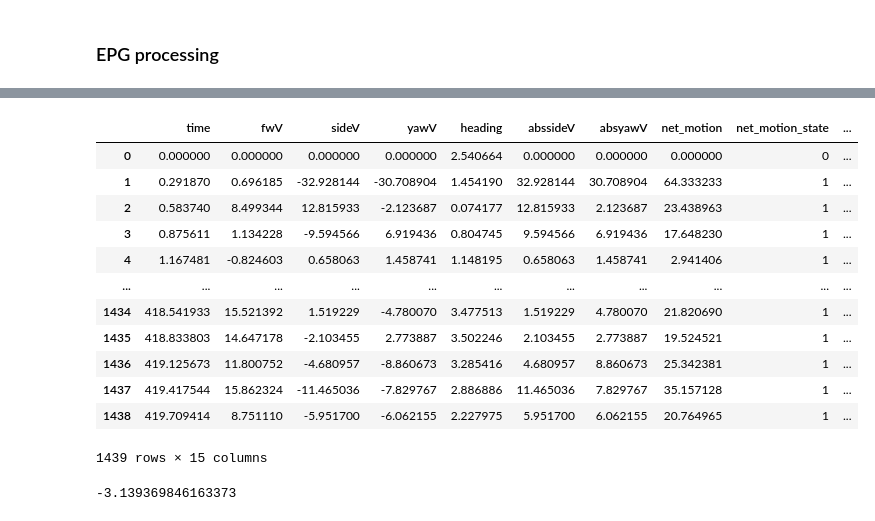
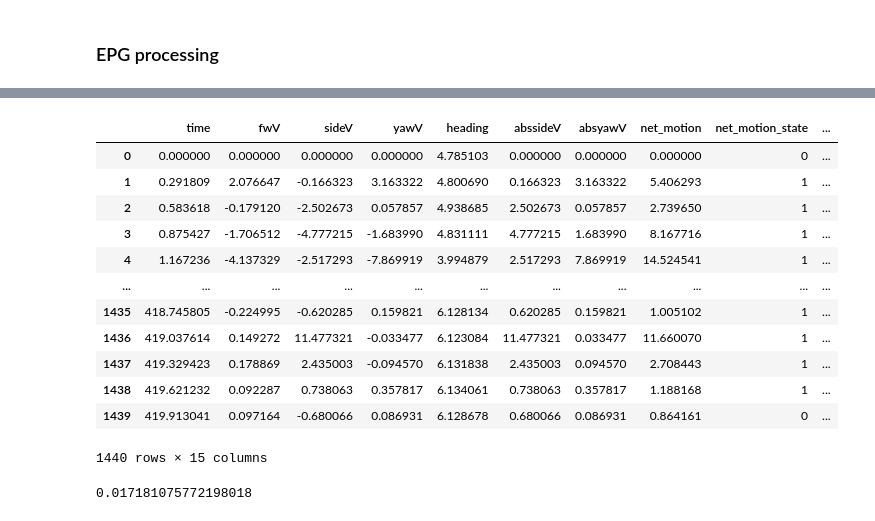
Before and after one commit to jingxuanf0214/thesis-2p-behavior-align, a Jupyter notebook: Exploratory analysis.ipynb, the cells around one changed output, grey strips where cells are left out. Drawn from its saved outputs; the diff is of its cells as text; code cells hidden in the pictures.

```diff
--- a/Exploratory analysis.ipynb
+++ b/Exploratory analysis.ipynb
@@ -40,10 +40,10 @@ from scipy.integrate import quad
 # %% [output]
 WARNING:tensorflow:From c:\Users\wilson\anaconda3\envs\2p_process\lib\site-packages\keras\src\losses.py:2976: The name tf.losses.sparse_softmax_cross_entropy is deprecated. Please use tf.compat.v1.los ...
 # %%
-base_path = "//research.files.med.harvard.edu/neurobio/wilsonlab/Jingxuan/processed/hDeltaB_imaging/qualified_sessions/no_odor/"
-example_path_data = base_path+"20230518-7_hDeltaB_EPG_syntGCAMP7f_fly2_long_nojump_15/data/"
-example_path_results = base_path+"20230518-7_hDeltaB_EPG_syntGCAMP7f_fly2_long_nojump_15/results/"
-trial_num = 2
+base_path = "//research.files.med.harvard.edu/neurobio/wilsonlab/Jingxuan/processed/hDeltaB_imaging/qualified_sessions/odor_trials/to_check/"
+example_path_data = base_path+"20230612-5_EPGhDeltaB_syntGCAMP7f_odor_apple/data/"
+example_path_results = base_path+"20230612-5_EPGhDeltaB_syntGCAMP7f_odor_apple/results/"
+trial_num = 4
 odor_threshold = 5
 time_interval_threshold = 16  # Assuming time is in seconds or an equivalent unit
 k = 8
@@ -111,53 +120,47 @@ Text(0, 0.5, 'heading')
 # %%
 def calculate_translational_velocity_df(df):
     """
     Calculate translational velocities and directions for multiple time points provided in a DataFrame.
 
     Parameters:
         df (pandas.DataFrame): DataFrame containing columns 'fwV' for forward velocity (mm/s)
                                and 'sideV' for side velocity (rad/s).
         radius (float): Radius of the ball in mm.
         heading_direction_rad (float): Instantaneous heading direction of the animal in radians (assumed constant for simplicity).
 
     Returns:
         pandas.DataFrame: DataFrame with additional columns 'translational_velocity_mm_s' and 'translational_direction_rad'.
     """
     # Convert side velocity from rad/s to mm/s
     #df['side_velocity_mm'] = df['sideV'] * radius
 
-    # Calculate components of the translational velocity
-    df['forward_component'] = df['fwV'] * np.cos(df['heading']) - df['sideV'] * np.sin(df['heading'])
-    df['side_component'] = df['fwV'] * np.sin(df['heading']) + df['sideV'] * np.cos(df['heading'])
-
     # Calculate the magnitude of the translational velocity
-    df['translational_velocity_mm_s'] = np.sqrt(df['forward_component']**2 + df['side_component']**2)
+    df['translational_velocity_mm_s'] = np.sqrt(df['sideV']**2 + df['fwV']**2)
 
     # Calculate the direction of the translational velocity
-    df['translational_direction_rad'] = np.arctan2(df['side_component'], df['forward_component'])
+    df['translational_direction_rad'] = (df['heading'] + np.arctan2(df['sideV'], df['fwV'])) % (2*np.pi)
 
-    # Optional: drop intermediate columns if they are not needed
-    df.drop(columns=['forward_component', 'side_component'], inplace=True)
 
     return df
 
 radius = 4.5
 result_df = calculate_translational_velocity_df(behav_df)
 result_df
 # %% [output]
 |  | time | fwV | sideV | yawV | heading | abssideV | absyawV | net_motion | net_motion_state | ... |
-| 0 | 0.000000 | 0.000000 | 0.000000 | 0.000000 | 2.540664 | 0.000000 | 0.000000 | 0.000000 | 0 | ... |
-| 1 | 0.291870 | 0.696185 | -32.928144 | -30.708904 | 1.454190 | 32.928144 | 30.708904 | 64.333233 | 1 | ... |
-| 2 | 0.583740 | 8.499344 | 12.815933 | -2.123687 | 0.074177 | 12.815933 | 2.123687 | 23.438963 | 1 | ... |
-| 3 | 0.875611 | 1.134228 | -9.594566 | 6.919436 | 0.804745 | 9.594566 | 6.919436 | 17.648230 | 1 | ... |
-| 4 | 1.167481 | -0.824603 | 0.658063 | 1.458741 | 1.148195 | 0.658063 | 1.458741 | 2.941406 | 1 | ... |
+| 0 | 0.000000 | 0.000000 | 0.000000 | 0.000000 | 4.785103 | 0.000000 | 0.000000 | 0.000000 | 0 | ... |
+| 1 | 0.291809 | 2.076647 | -0.166323 | 3.163322 | 4.800690 | 0.166323 | 3.163322 | 5.406293 | 1 | ... |
+| 2 | 0.583618 | -0.179120 | -2.502673 | 0.057857 | 4.938685 | 2.502673 | 0.057857 | 2.739650 | 1 | ... |
+| 3 | 0.875427 | -1.706512 | -4.777215 | -1.683990 | 4.831111 | 4.777215 | 1.683990 | 8.167716 | 1 | ... |
+| 4 | 1.167236 | -4.137329 | -2.517293 | -7.869919 | 3.994879 | 2.517293 | 7.869919 | 14.524541 | 1 | ... |
 | ... | ... | ... | ... | ... | ... | ... | ... | ... | ... | ... |
-| 1434 | 418.541933 | 15.521392 | 1.519229 | -4.780070 | 3.477513 | 1.519229 | 4.780070 | 21.820690 | 1 | ... |
-| 1435 | 418.833803 | 14.647178 | -2.103455 | 2.773887 | 3.502246 | 2.103455 | 2.773887 | 19.524521 | 1 | ... |
-| 1436 | 419.125673 | 11.800752 | -4.680957 | -8.860673 | 3.285416 | 4.680957 | 8.860673 | 25.342381 | 1 | ... |
-| 1437 | 419.417544 | 15.862324 | -11.465036 | -7.829767 | 2.886886 | 11.465036 | 7.829767 | 35.157128 | 1 | ... |
-| 1438 | 419.709414 | 8.751110 | -5.951700 | -6.062155 | 2.227975 | 5.951700 | 6.062155 | 20.764965 | 1 | ... |
+| 1435 | 418.745805 | -0.224995 | -0.620285 | 0.159821 | 6.128134 | 0.620285 | 0.159821 | 1.005102 | 1 | ... |
+| 1436 | 419.037614 | 0.149272 | 11.477321 | -0.033477 | 6.123084 | 11.477321 | 0.033477 | 11.660070 | 1 | ... |
+| 1437 | 419.329423 | 0.178869 | 2.435003 | -0.094570 | 6.131838 | 2.435003 | 0.094570 | 2.708443 | 1 | ... |
+| 1438 | 419.621232 | 0.092287 | 0.738063 | 0.357817 | 6.134061 | 0.738063 | 0.357817 | 1.188168 | 1 | ... |
+| 1439 | 419.913041 | 0.097164 | -0.680066 | 0.086931 | 6.128678 | 0.680066 | 0.086931 | 0.864161 | 0 | ... |
-1439 rows × 15 columns
+1440 rows × 15 columns
 # %%
 min(result_df.translational_direction_rad)
 # %% [output]
--3.139369846163373
+0.017181075772198018
```
Also changed, not shown: parts of 28 cells of this notebook, 1 other file.
